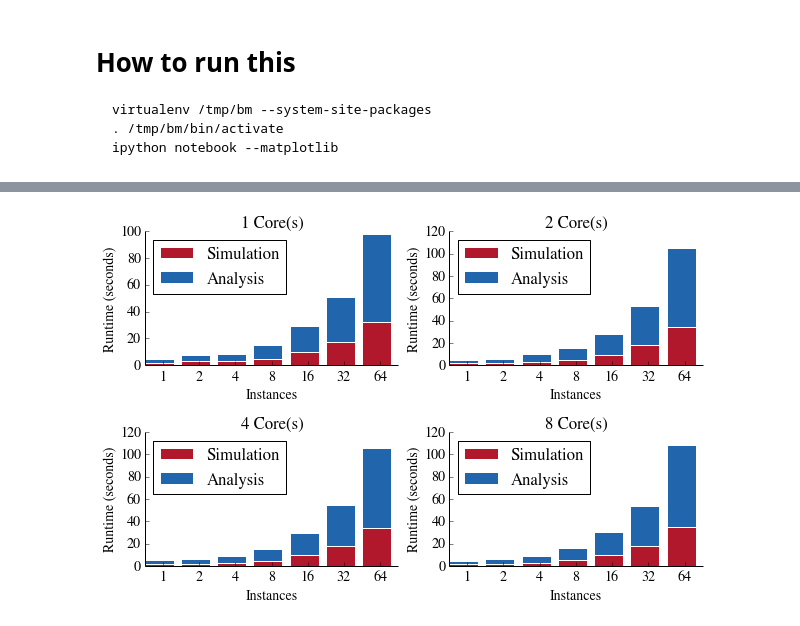
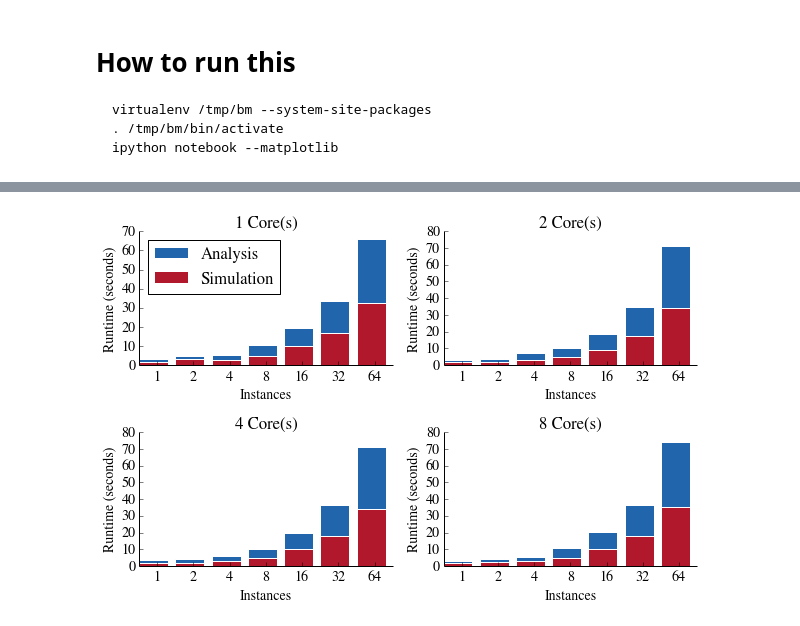
Before and after one commit to radical-cybertools/radical.entk, a Jupyter notebook: benchmark/sim_ana_viz.ipynb, the cells around one changed output, grey strips where cells are left out. Drawn from its saved outputs; the diff is of its cells as text; code cells hidden in the pictures.

```diff
--- a/benchmark/sim_ana_viz.ipynb
+++ b/benchmark/sim_ana_viz.ipynb
@@ -66,8 +63,17 @@ def remove_border(axes=None, top=False, right=False, left=True, bottom=True):
     if right:
         ax.yaxis.tick_right()
 
-def gen_plot(data, cores = [1,2,4,8]):
+def gen_plot(data, cores = [1]):
     red, blue = '#B2182B', '#2166AC'
+
+    if len(cores) == 1:
+        cols = 1
+    elif len(cores) == 2 or len(cores) == 4:
+        cols = 2
+    else:
+        cols = 3
+
+    rows = len(cores) / cols
 
     idx = 0
     for c in cores:
@@ -75,20 +81,22 @@ def gen_plot(data, cores = [1,2,4,8]):
         dslice = data[data.cores == c]
         dslice.reset_index(inplace=True)
 
-        plt.subplot("22{0}".format(idx))
+        sp = "{rows}{cols}{plot}".format(rows=rows, cols=cols, plot=idx)
+        plt.subplot(sp)
         plt.subplots_adjust(hspace=0.5)
+        plt.bar(dslice.index, dslice.ana_1_finished, color=blue, label='Analysis')
         plt.bar(dslice.index, dslice.sim_1_finished, color=red, label='Simulation')
-        plt.bar(dslice.index, dslice.ana_1_finished, bottom=dslice.sim_1_finished, color=blue, label='Analysis')
         plt.xticks([0.5, 1.5, 2.5, 3.5, 4.5, 5.5, 6.5], dslice.instances, rotation='horizontal')
         plt.ylabel("Runtime (seconds)")
         plt.xlabel("Instances")
         plt.title("{0} Core(s)".format(c))
-        plt.legend(loc='upper left')
+        if c == 1:
+            plt.legend(loc='upper left')
         remove_border()
 # %%
 file = open('./sim_ana_zero_workload_results_local.csv')
-data = pd.read_csv(file,  sep=',')
-gen_plot(data)
+data = pd.read_csv(file)
+gen_plot(data, cores=[1,2,4,8])
 # %% [output]
-[figure, old version]
+[figure, new version]
 # %%
```
Also changed, not shown: parts of 2 cells of this notebook, 3 other files.
